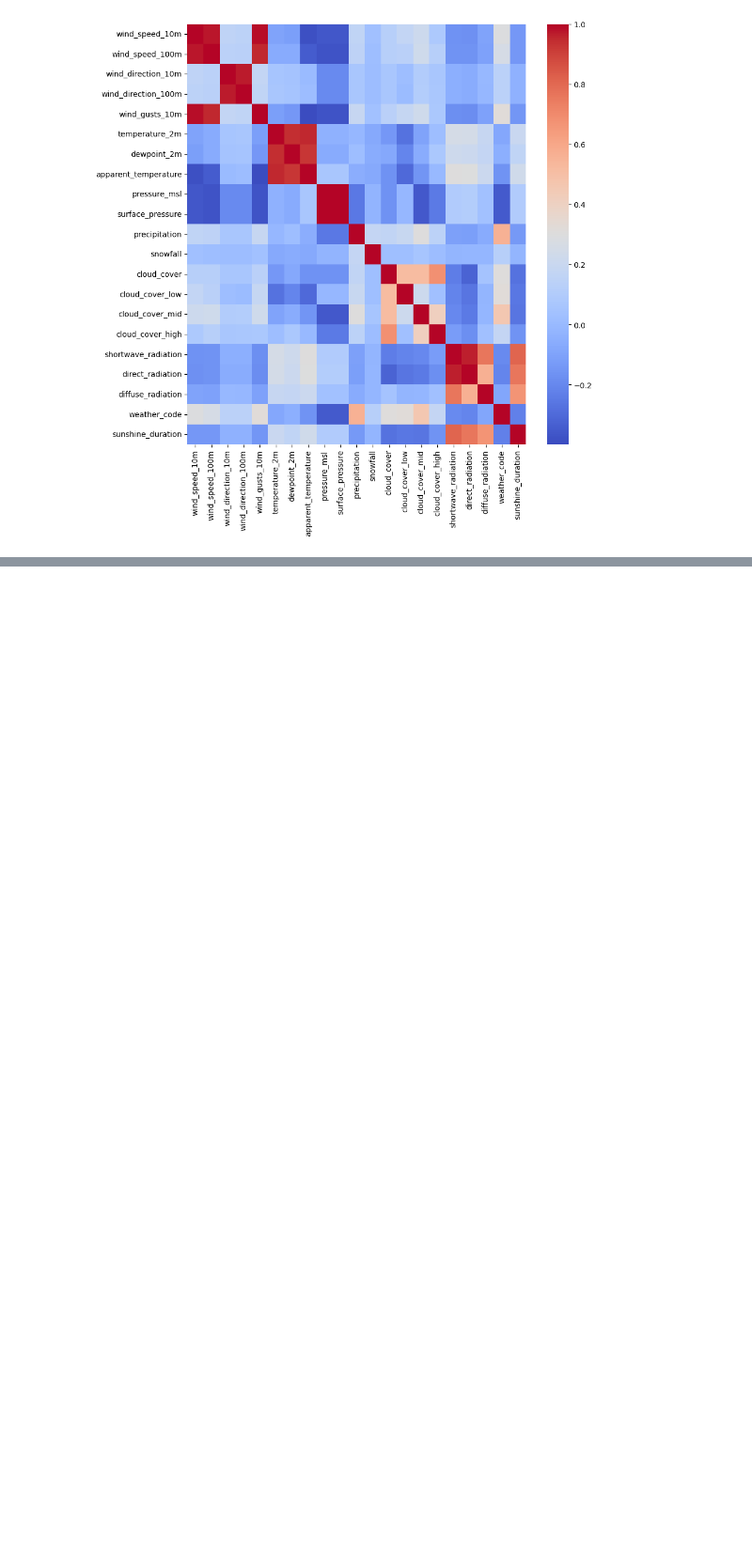
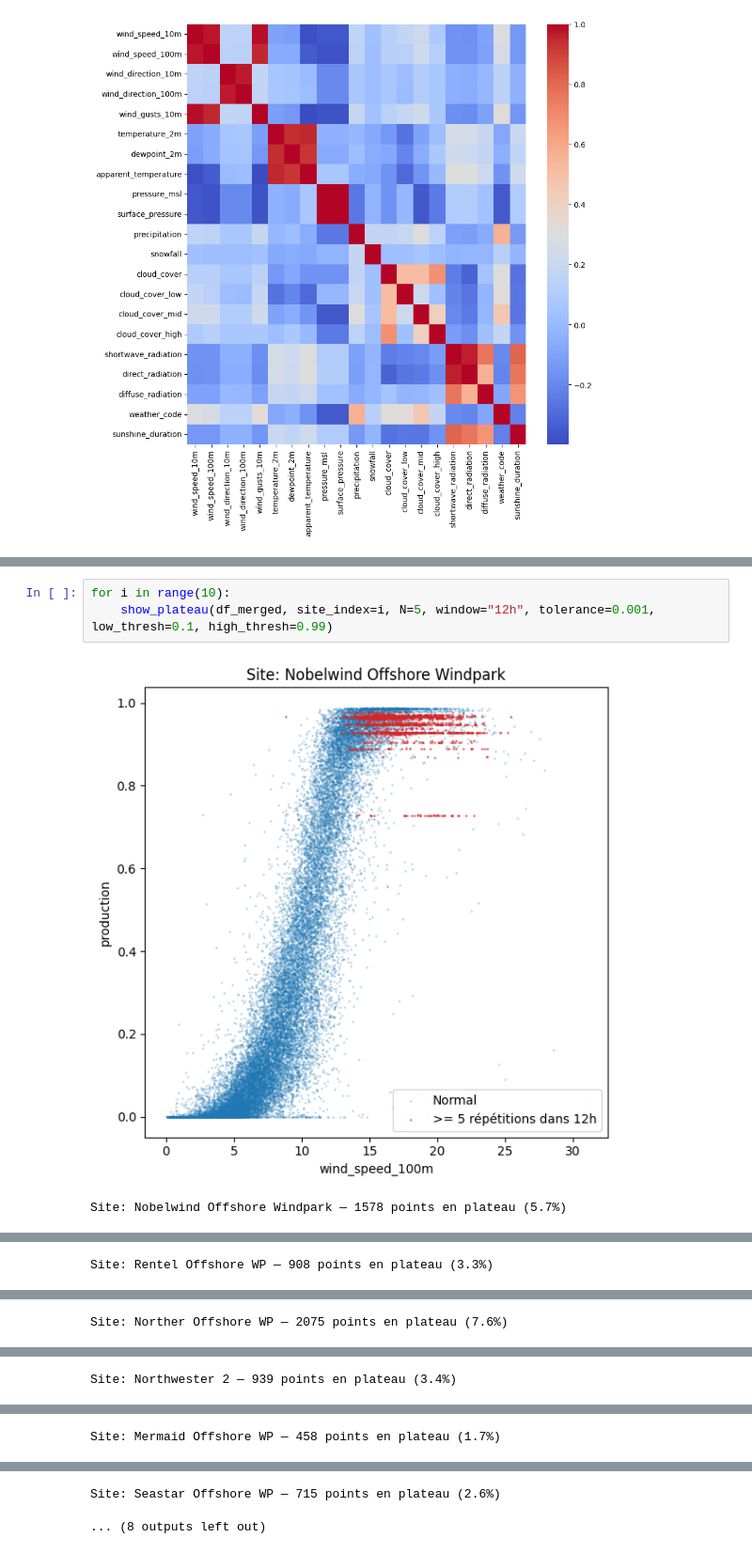
Before and after one commit to Nicolas2412/wind_forecast, a Jupyter notebook: wpp_forecast.ipynb, the cells around one changed output, grey strips where cells are left out. Shown at 94% size. Drawn from its saved outputs; the diff is of its cells as text; blank space fills up the shorter version.

```diff
--- a/wpp_forecast.ipynb
+++ b/wpp_forecast.ipynb
@@ -92,0 +228,6 @@ plt.show()
+# %%
+for i in range(10):
+    show_plateau(df_merged, site_index=i, N=5, window="12h", tolerance=0.001, low_thresh=0.1, high_thresh=0.99)
+# %% [output]
+[figure, added]
+Site: Nobelwind Offshore Windpark — 1578 points en plateau (5.7%)
@@ -92,0 +235 @@ plt.show()
+Site: Rentel Offshore WP — 908 points en plateau (3.3%)
@@ -92,0 +237 @@ plt.show()
+Site: Norther Offshore WP — 2075 points en plateau (7.6%)
@@ -92,0 +239 @@ plt.show()
+Site: Northwester 2 — 939 points en plateau (3.4%)
@@ -92,0 +241 @@ plt.show()
+Site: Mermaid Offshore WP — 458 points en plateau (1.7%)
@@ -92,0 +243,2 @@ plt.show()
+Site: Seastar Offshore WP — 715 points en plateau (2.6%)
+... (8 outputs left out)
```
Also changed, not shown: parts of 12 cells of this notebook.
